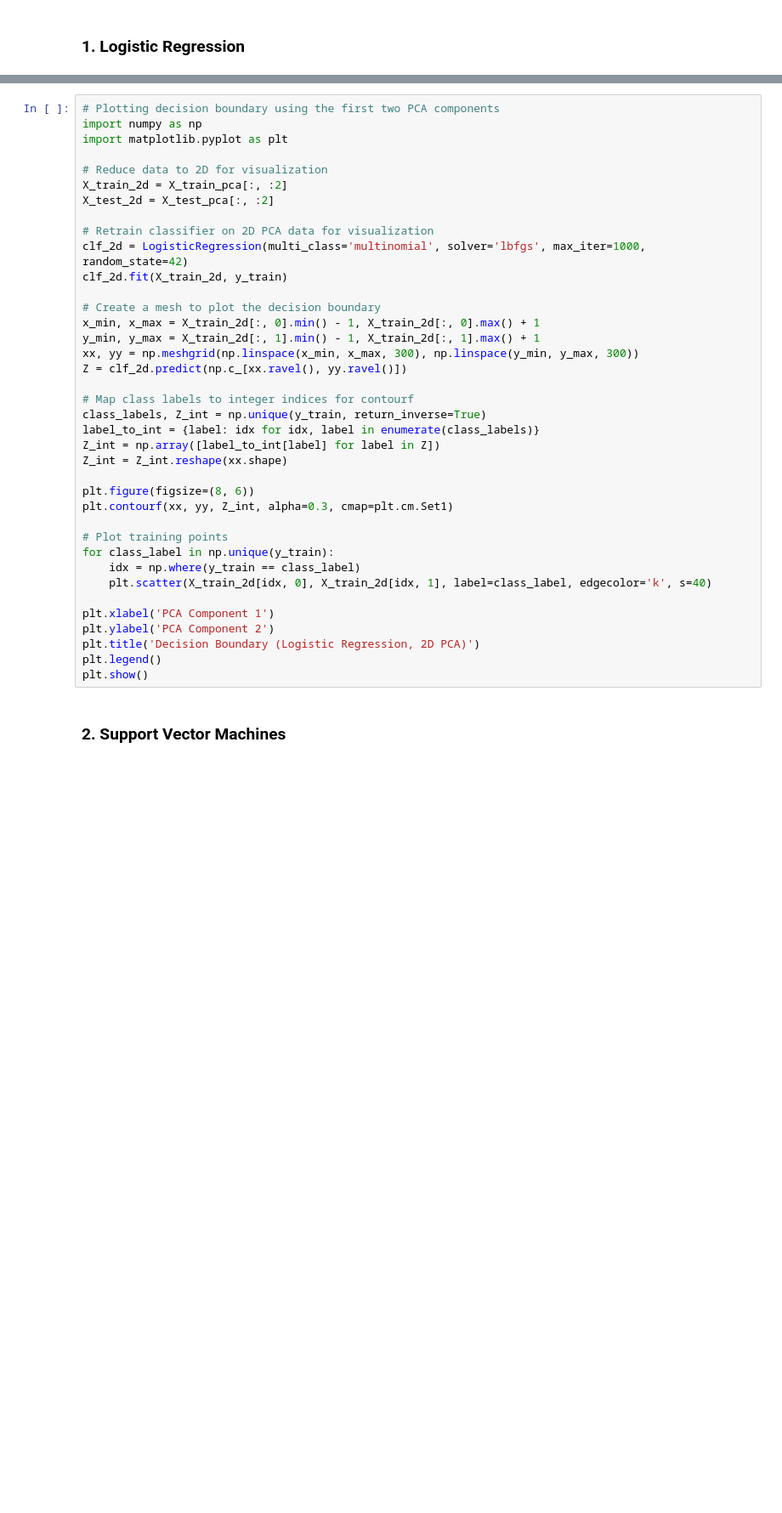
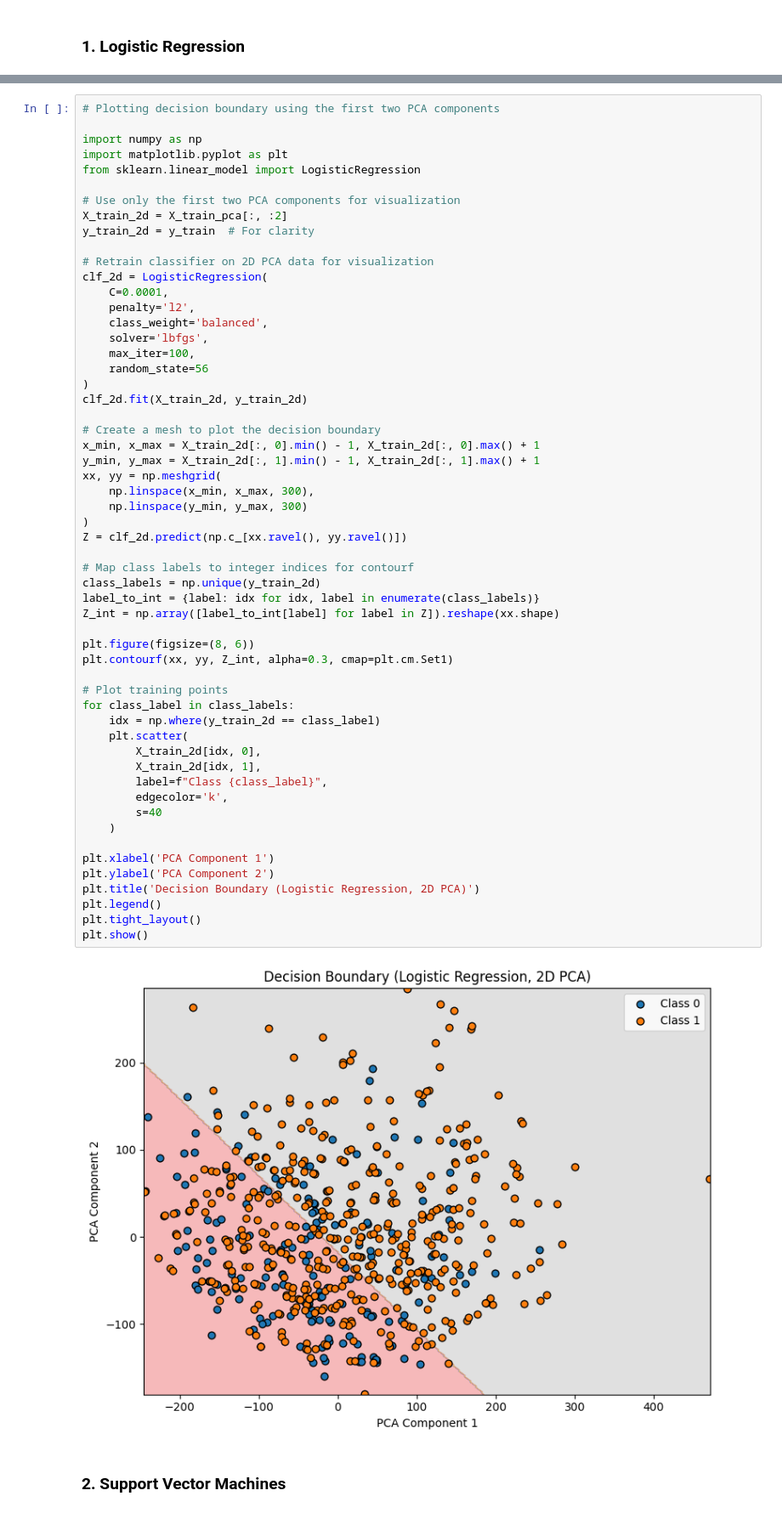
Before and after one commit to odykt/ML_EKPA, a Jupyter notebook: vas/BASE - PCA- ALGOS.ipynb, the cells around one changed output, grey strips where cells are left out. Shown at 85% size. Cells and saved outputs as stored; diff of their text form; blank space fills up the shorter version.

```diff
--- a/vas/BASE - PCA- ALGOS.ipynb
+++ b/vas/BASE - PCA- ALGOS.ipynb
@@ -660,40 +442,60 @@ assess_model_performance(LogisticRegression_pca, X_test_pca, y_test, class_label
 # %%
 # Plotting decision boundary using the first two PCA components
+
 import numpy as np
 import matplotlib.pyplot as plt
+from sklearn.linear_model import LogisticRegression
 
-# Reduce data to 2D for visualization
+# Use only the first two PCA components for visualization
 X_train_2d = X_train_pca[:, :2]
-X_test_2d = X_test_pca[:, :2]
+y_train_2d = y_train  # For clarity
 
 # Retrain classifier on 2D PCA data for visualization
-clf_2d = LogisticRegression(multi_class='multinomial', solver='lbfgs', max_iter=1000, random_state=42)
-clf_2d.fit(X_train_2d, y_train)
+clf_2d = LogisticRegression(
+    C=0.0001,
+    penalty='l2',
+    class_weight='balanced',
+    solver='lbfgs',
+    max_iter=100,
+    random_state=56
+)
+clf_2d.fit(X_train_2d, y_train_2d)
 
 # Create a mesh to plot the decision boundary
 x_min, x_max = X_train_2d[:, 0].min() - 1, X_train_2d[:, 0].max() + 1
 y_min, y_max = X_train_2d[:, 1].min() - 1, X_train_2d[:, 1].max() + 1
-xx, yy = np.meshgrid(np.linspace(x_min, x_max, 300), np.linspace(y_min, y_max, 300))
+xx, yy = np.meshgrid(
+    np.linspace(x_min, x_max, 300),
+    np.linspace(y_min, y_max, 300)
+)
 Z = clf_2d.predict(np.c_[xx.ravel(), yy.ravel()])
 
 # Map class labels to integer indices for contourf
-class_labels, Z_int = np.unique(y_train, return_inverse=True)
+class_labels = np.unique(y_train_2d)
 label_to_int = {label: idx for idx, label in enumerate(class_labels)}
-Z_int = np.array([label_to_int[label] for label in Z])
-Z_int = Z_int.reshape(xx.shape)
+Z_int = np.array([label_to_int[label] for label in Z]).reshape(xx.shape)
 
 plt.figure(figsize=(8, 6))
 plt.contourf(xx, yy, Z_int, alpha=0.3, cmap=plt.cm.Set1)
 
 # Plot training points
-for class_label in np.unique(y_train):
-    idx = np.where(y_train == class_label)
-    plt.scatter(X_train_2d[idx, 0], X_train_2d[idx, 1], label=class_label, edgecolor='k', s=40)
+for class_label in class_labels:
+    idx = np.where(y_train_2d == class_label)
+    plt.scatter(
+        X_train_2d[idx, 0],
+        X_train_2d[idx, 1],
+        label=f"Class {class_label}",
+        edgecolor='k',
+        s=40
+    )
 
 plt.xlabel('PCA Component 1')
 plt.ylabel('PCA Component 2')
 plt.title('Decision Boundary (Logistic Regression, 2D PCA)')
 plt.legend()
+plt.tight_layout()
 plt.show()
+# %% [output]
+[figure, added]
 # %% [markdown]
 ### 2. Support Vector Machines
```
Also changed, not shown: parts of 51 cells of this notebook, 5 other files.
